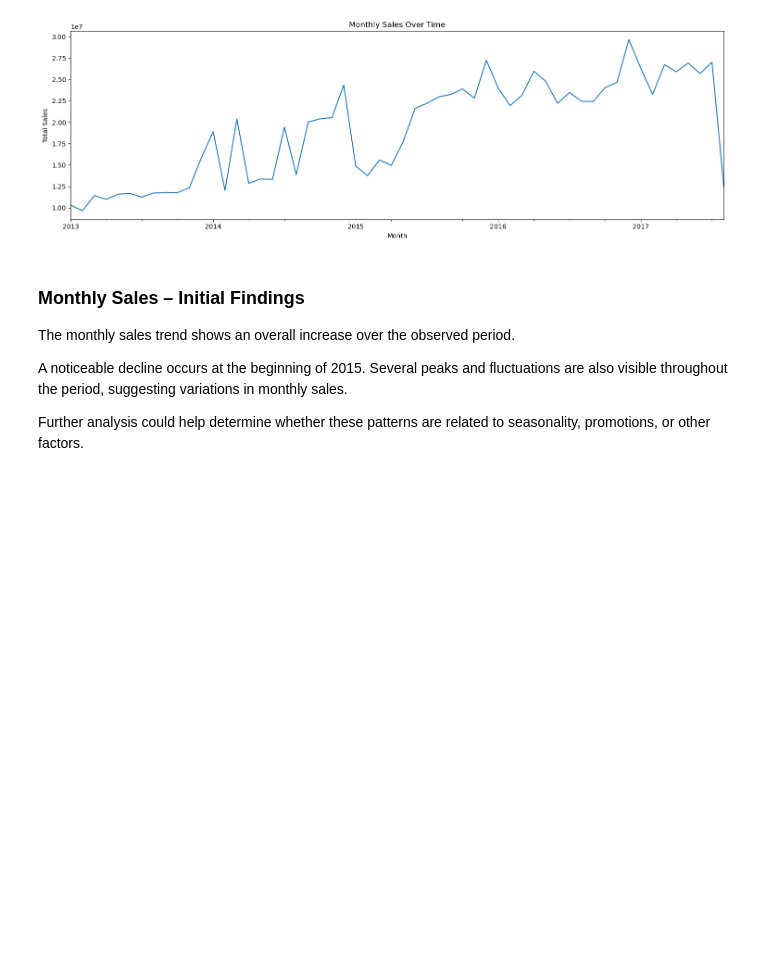
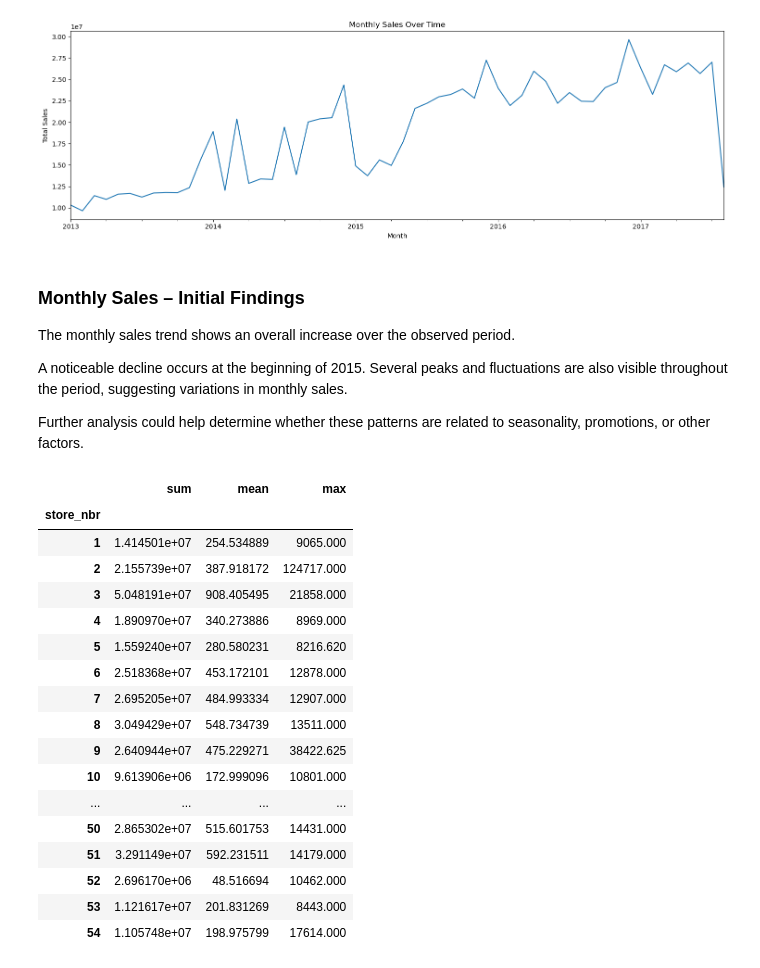
Before and after one commit to clia7/Data_Analytics_Journey, a Jupyter notebook: 06_Store_Sales_Case_Study/notebooks/01_Store_Sales_EDA.ipynb, the cells around one changed output. Drawn from its saved outputs; the diff is of its cells as text; code cells hidden in the pictures; blank space fills up the shorter version.

Commit message:
sales per store - sum mean max

```diff
--- a/06_Store_Sales_Case_Study/notebooks/01_Store_Sales_EDA.ipynb
+++ b/06_Store_Sales_Case_Study/notebooks/01_Store_Sales_EDA.ipynb
@@ -655,3 +655,26 @@ The monthly sales trend shows an overall increase over the observed period.
 A noticeable decline occurs at the beginning of 2015. Several peaks and fluctuations are also visible throughout the period, suggesting variations in monthly sales.
 
 Further analysis could help determine whether these patterns are related to seasonality, promotions, or other factors.
+# %%
+# Calculate the sales per store
+store_sales = train.groupby('store_nbr')['sales'].agg(['sum', 'mean', 'max'])
+store_sales
+# %% [output]
+|  | sum | mean | max |
+| store_nbr |  |  |  |
+| 1 | 1.414501e+07 | 254.534889 | 9065.000 |
+| 2 | 2.155739e+07 | 387.918172 | 124717.000 |
+| 3 | 5.048191e+07 | 908.405495 | 21858.000 |
+| 4 | 1.890970e+07 | 340.273886 | 8969.000 |
+| 5 | 1.559240e+07 | 280.580231 | 8216.620 |
+| 6 | 2.518368e+07 | 453.172101 | 12878.000 |
+| 7 | 2.695205e+07 | 484.993334 | 12907.000 |
+| 8 | 3.049429e+07 | 548.734739 | 13511.000 |
+| 9 | 2.640944e+07 | 475.229271 | 38422.625 |
+| 10 | 9.613906e+06 | 172.999096 | 10801.000 |
+| ... | ... | ... | ... |
+| 50 | 2.865302e+07 | 515.601753 | 14431.000 |
+| 51 | 3.291149e+07 | 592.231511 | 14179.000 |
+| 52 | 2.696170e+06 | 48.516694 | 10462.000 |
+| 53 | 1.121617e+07 | 201.831269 | 8443.000 |
+| 54 | 1.105748e+07 | 198.975799 | 17614.000 |
```
